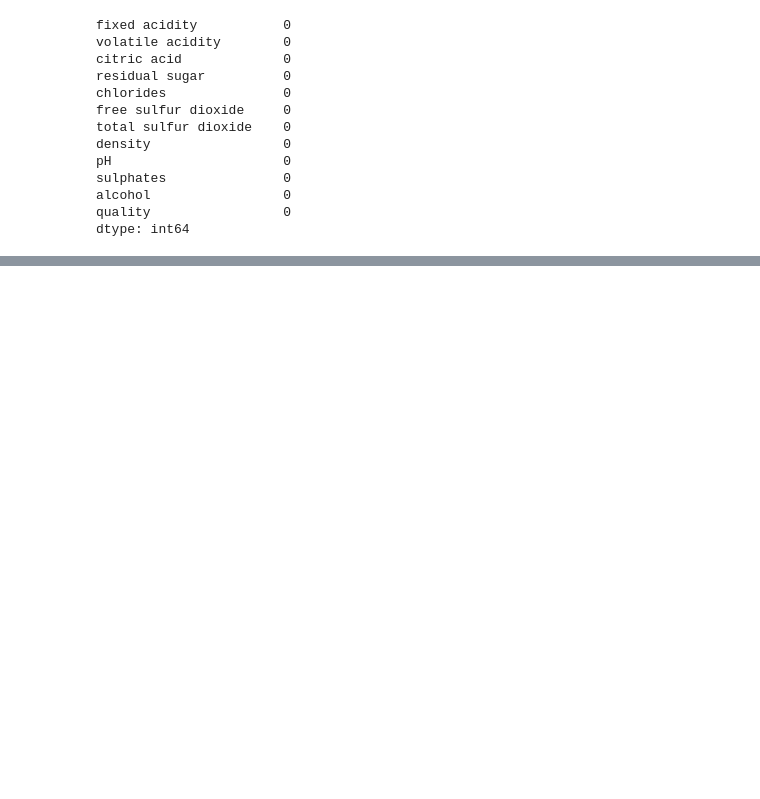
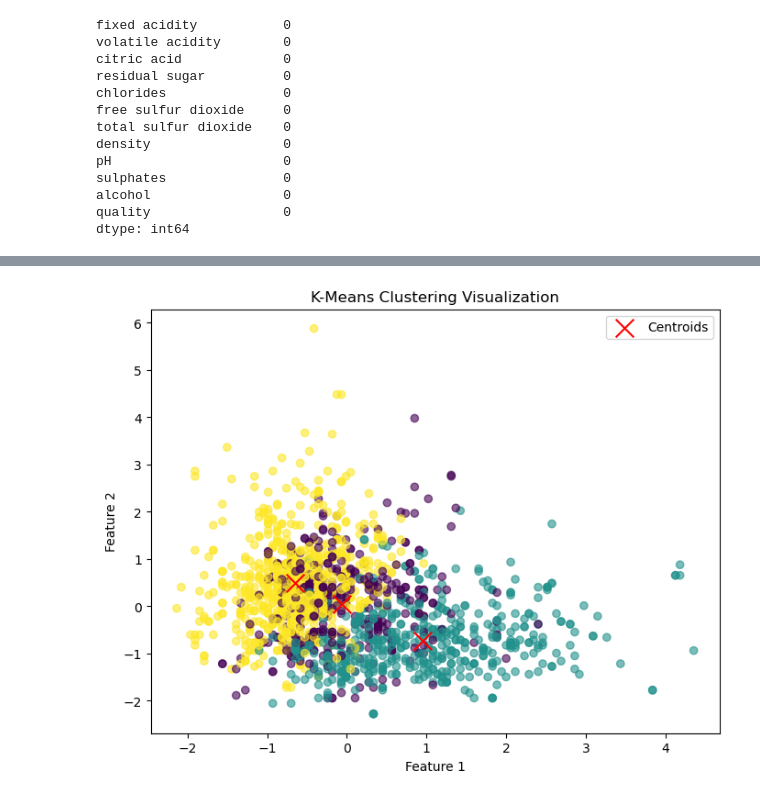
Before and after one commit to Harshan-Kurapati/RedWine, a Jupyter notebook: Untitled.ipynb, the cells around one changed output, grey strips where cells are left out. Saved outputs shown, nothing was run; the diff lists cells and outputs as text; code cells hidden in the pictures; blank space fills up the shorter version.

```diff
--- a/Untitled.ipynb
+++ b/Untitled.ipynb
@@ -45,0 +74,16 @@ dtype: int64
+# %%
+model = KMeans(n_clusters = 3, n_init = 10, random_state = 42)
+label = model.fit_predict(scaled_df)
+centroids = model.cluster_centers_
+df['cluster'] = label
+# %%
+plt.figure(figsize=(8, 6))
+plt.scatter(scaled_df[:, 0], scaled_df[:, 1], c=label, cmap='viridis', alpha=0.6)
+plt.scatter(centroids[:, 0], centroids[:, 1], marker='x', s=200, c='red', label='Centroids')
+plt.xlabel('Feature 1')
+plt.ylabel('Feature 2')
+plt.title('K-Means Clustering Visualization')
+plt.legend()
+plt.show()
+# %% [output]
+[figure, added]
```
Also changed, not shown: parts of 11 cells of this notebook.
